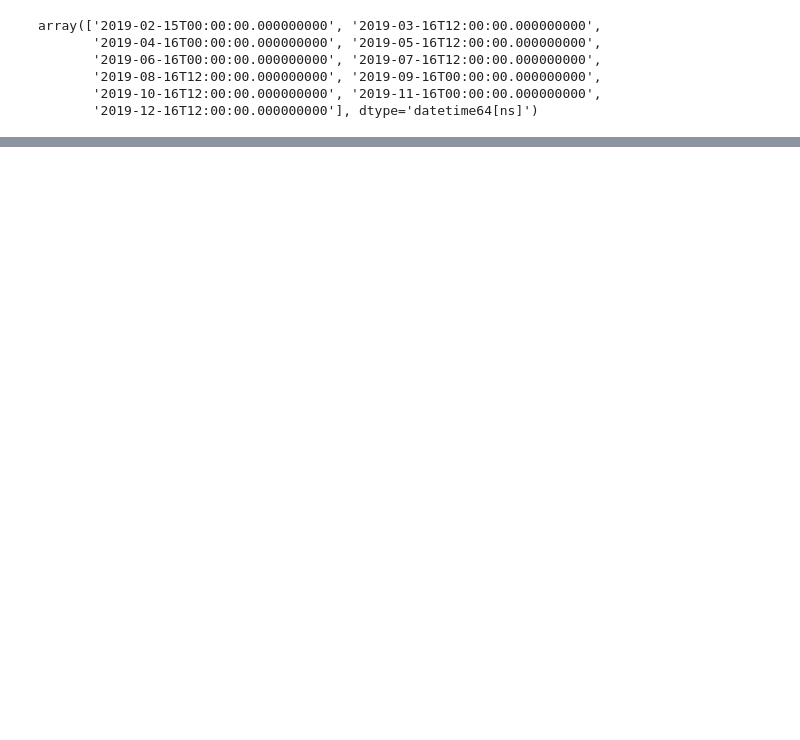
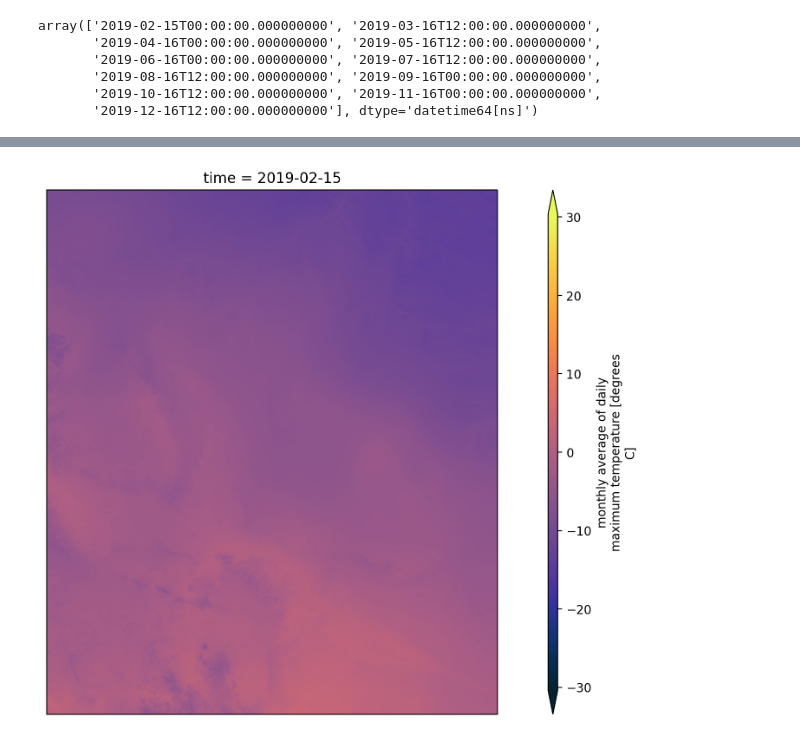
Before and after one commit to mmcfarland/pc-notebook-scratch, a Jupyter notebook: daymet/daymet-na-zarr.ipynb, the cells around one changed output, grey strips where cells are left out. Saved outputs shown, nothing was run; the diff lists cells and outputs as text; code cells hidden in the pictures; blank space fills up the shorter version.

```diff
--- a/daymet/daymet-na-zarr.ipynb
+++ b/daymet/daymet-na-zarr.ipynb
@@ -59,27 +59,28 @@ prj_kwargs = dict(
 
 prj = ccrs.LambertConformal(**prj_kwargs)
 # %%
-%%time
 import cartopy
 import cartopy.feature as cfeature
 import matplotlib.pyplot as plt
+import cmocean
 
-fig = plt.figure(figsize=(15,8), dpi=200)
+def pl(da, cmap):
+    fig = plt.figure(figsize=(15,8), dpi=200)
 
-ax = plt.axes(projection=prj)
-ax.set_extent([-145, -58, 9, 84])
-t.plot(ax=ax, transform=prj, cmap="nipy_spectral", cbar_kwargs={"aspect": 50})
+    ax = plt.axes(projection=prj)
+    ax.set_extent([-145, -58, 9, 84])
+    da.plot(ax=ax, transform=prj, cmap=cmap, cbar_kwargs={"aspect": 50}, robust=True)
 
-ax.add_feature(cartopy.feature.OCEAN, zorder=0)
-ax.add_feature(cartopy.feature.LAND, zorder=0, linewidth=0, facecolor="#f7f7ed")
+    ax.add_feature(cartopy.feature.OCEAN, zorder=0)
+    ax.add_feature(cartopy.feature.LAND, zorder=0, linewidth=0, facecolor="#f7f7ed")
 
-countries = cartopy.feature.NaturalEarthFeature(category='cultural',
-    name='admin_0_countries', scale="10m", facecolor="none")
-states = cartopy.feature.NaturalEarthFeature(category='cultural',
-    name='admin_1_states_provinces_lines', scale="10m", facecolor="none")
-lakes = cartopy.feature.NaturalEarthFeature('physical', 'lakes',
-    scale="110m", facecolor=cfeature.COLORS['water'])
+    countries = cartopy.feature.NaturalEarthFeature(category='cultural',
+        name='admin_0_countries', scale="10m", facecolor="none")
+    states = cartopy.feature.NaturalEarthFeature(category='cultural',
+        name='admin_1_states_provinces_lines', scale="10m", facecolor="none")
+    lakes = cartopy.feature.NaturalEarthFeature('physical', 'lakes',
+        scale="110m", facecolor=cfeature.COLORS['water'])
 
-ax.add_feature(countries, zorder=2, linewidth=0.2, edgecolor="lightgray")
-ax.add_feature(states, zorder=3, linewidth=0.2, edgecolor="lightgray")
-ax.add_feature(lakes, zorder=4, linewidth=0.3, edgecolor="lightgray")
+    ax.add_feature(countries, zorder=2, linewidth=0.2, edgecolor="lightgray")
+    ax.add_feature(states, zorder=3, linewidth=0.2, edgecolor="lightgray")
+    ax.add_feature(lakes, zorder=4, linewidth=0.3, edgecolor="lightgray")
@@ -90,0 +87,4 @@ Wall time: 1min 1s
+# %%
+pl(t, cmocean.cm.thermal)
+# %% [output]
+[figure, added]
```
Also changed, not shown: parts of 9 cells of this notebook, 3 other files.
